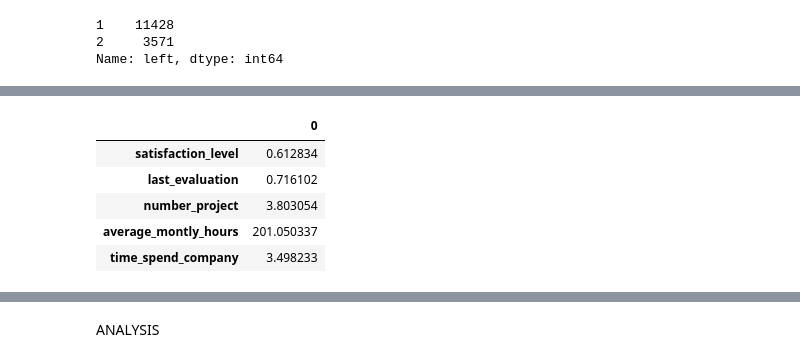
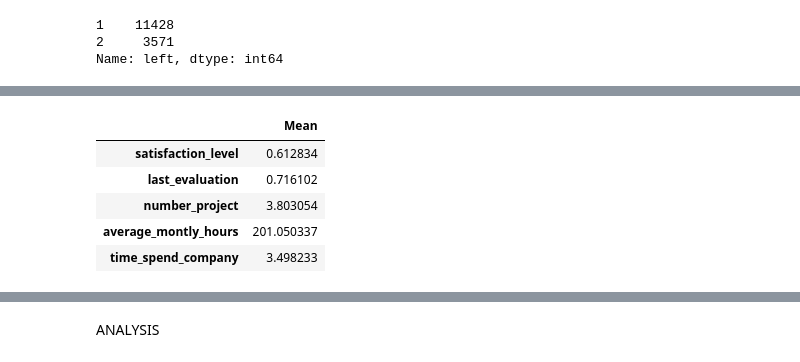
Before and after one commit to shanCH3n/Project1-DAbootcamp-Grp2, a Jupyter notebook: 01_Data/HRcomma_clean.ipynb, the cells around one changed output, grey strips where cells are left out. Drawn from its saved outputs; the diff is of its cells as text; code cells hidden in the pictures.

```diff
--- a/01_Data/HRcomma_clean.ipynb
+++ b/01_Data/HRcomma_clean.ipynb
@@ -92,3 +92,8 @@ df_HR['left'].value_counts()
 1    11428
 2     3571
 Name: left, dtype: int64
+# %%
+# Align column name with those from EmployeeAttrition.csv
+
+df_HR.rename(columns={'left':'Current_status'}, inplace = True)
+df_HR.head()
@@ -95,15 +107,20 @@ Name: left, dtype: int64
 # %%
 # Descriptive Statistics for entire dataset
+## satisfaction_level: 0-1
+## last_evaluation: 0-1
+## number_project: up to 7
+## time_spend_company: up to 10
 
 HR_sumStats = pd.DataFrame(df_HR[["satisfaction_level",
                                   "last_evaluation",
                                   "number_project",
                                   "average_montly_hours",
                                   "time_spend_company"]].mean())
 
+HR_sumStats.rename(columns={0:'Mean'}, inplace = True)
 HR_sumStats
 # %% [output]
-|  | 0 |
+|  | Mean |
 | satisfaction_level | 0.612834 |
 | last_evaluation | 0.716102 |
 | number_project | 3.803054 |
```
Also changed, not shown: parts of 8 cells of this notebook.
